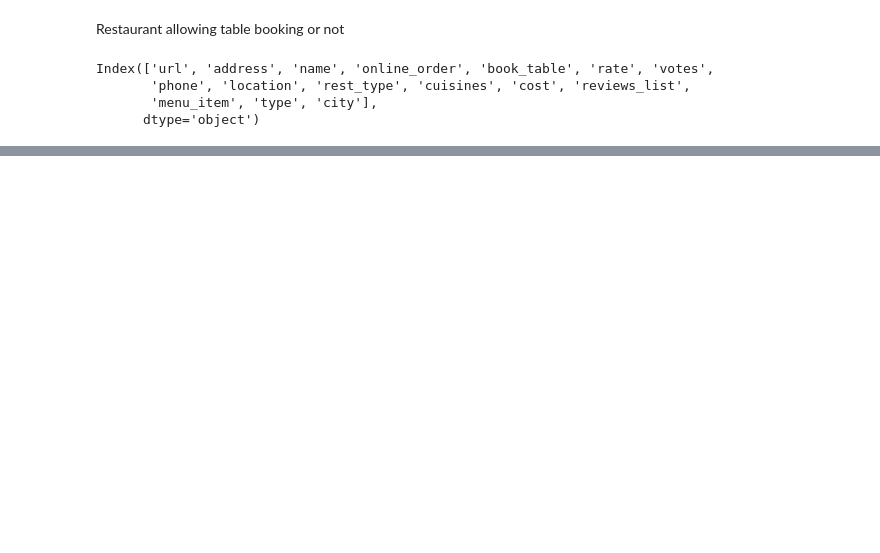
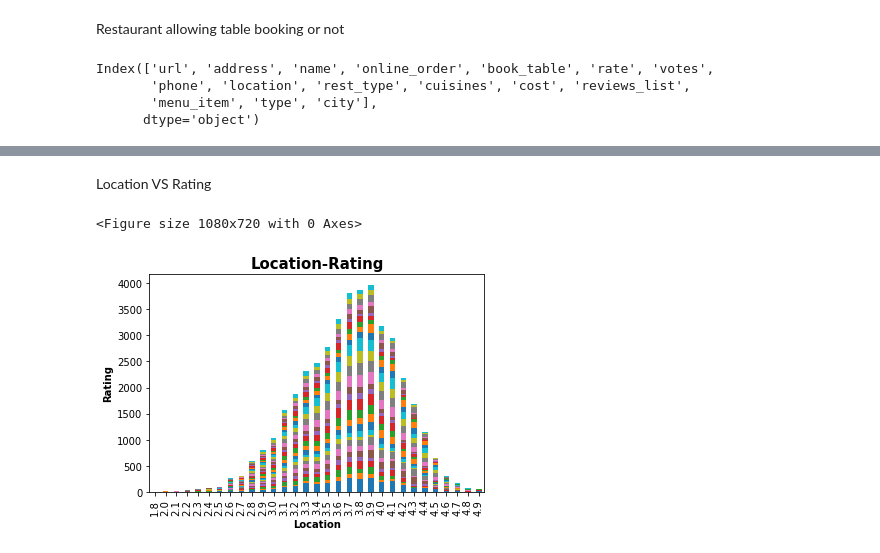
Before and after one commit to princepriyadarshi2017/ZOMATO-EDA, a Jupyter notebook: zomato_Eda.ipynb, the cells around one changed output, grey strips where cells are left out. Drawn from its saved outputs; the diff is of its cells as text; code cells hidden in the pictures; blank space fills up the shorter version.

```diff
--- a/zomato_Eda.ipynb
+++ b/zomato_Eda.ipynb
@@ -303,0 +292,13 @@ Text(0.5, 1.0, 'Restaurants booking table or not')
+# %% [markdown]
+Location VS Rating
+# %%
+loc_plt=pd.crosstab(droped_df['rate'],droped_df['city'])
+plt.figure(figsize=(15,10))
+loc_plt.plot(kind='bar',stacked=True);
+plt.title('Location-Rating',fontsize=15,fontweight='bold')
+plt.xlabel('Location',fontsize=10,fontweight='bold')
+plt.ylabel('Rating',fontsize=10,fontweight='bold')
+plt.legend().remove()
+# %% [output]
+<Figure size 1080x720 with 0 Axes>
+[figure, added]
```
Also changed, not shown: parts of 14 cells of this notebook.
